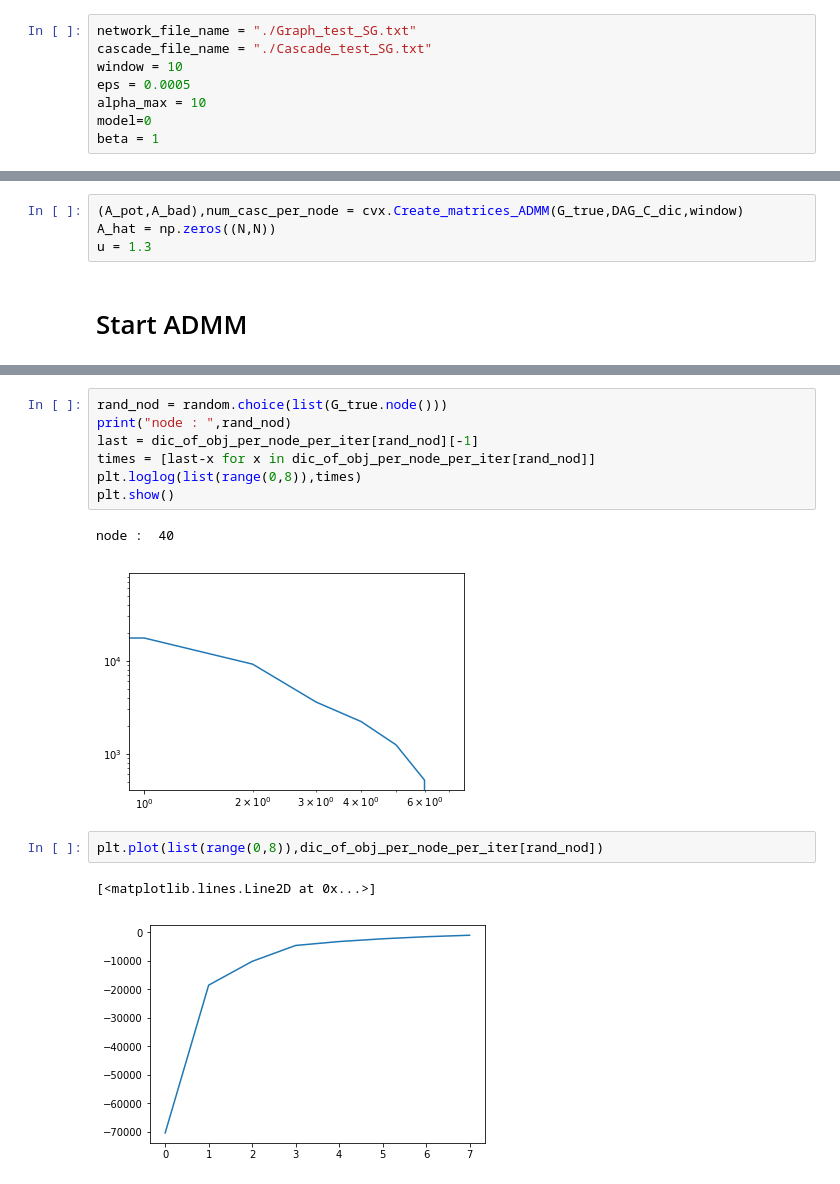
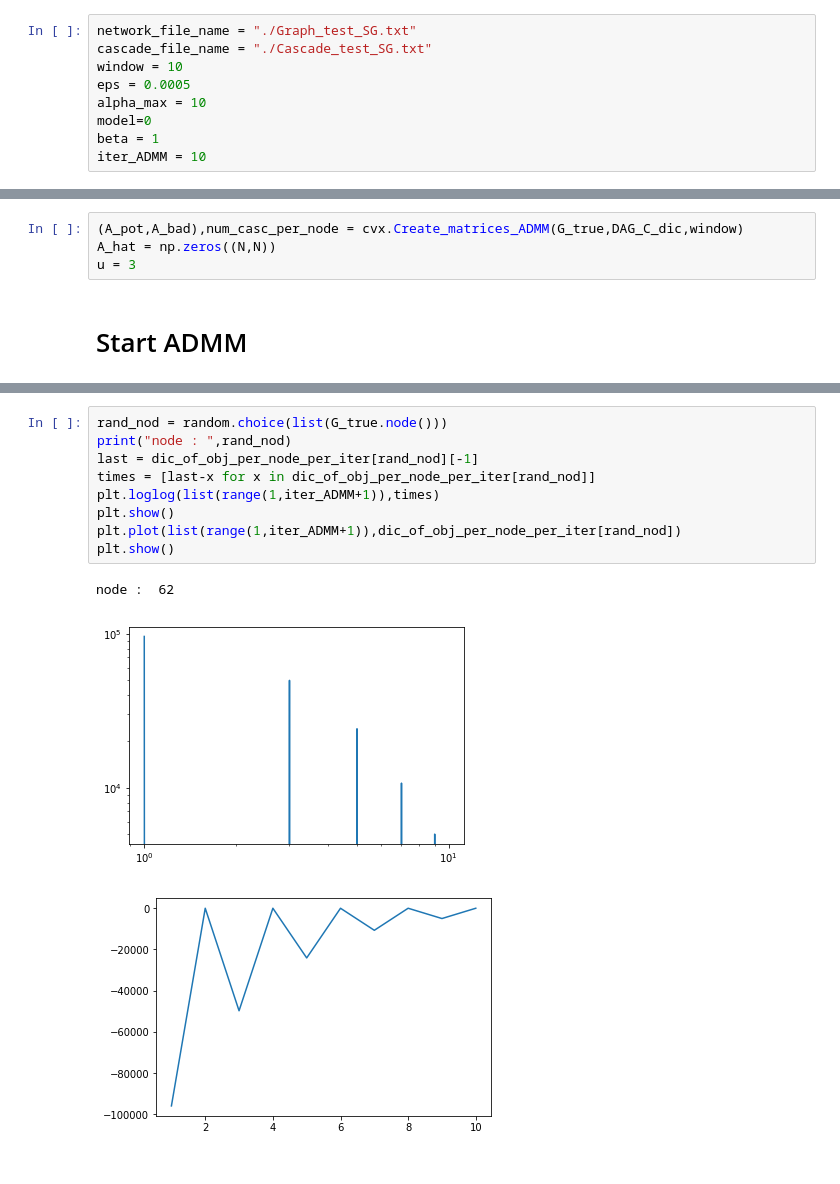
Before and after one commit to jjmmouss/PDM, a Jupyter notebook: NetRate/NetRate_ADMM.ipynb, the cells around one changed output, grey strips where cells are left out. Cells and saved outputs as stored; diff of their text form.

Commit message:
ADMM with GD

```diff
--- a/NetRate/NetRate_ADMM.ipynb
+++ b/NetRate/NetRate_ADMM.ipynb
@@ -24,6 +24,7 @@ eps = 0.0005
 alpha_max = 10
 model=0
 beta = 1
+iter_ADMM = 10
 # %%
 G_true = Init.Load_ground_truth(network_file_name)
 G_star, DAG_C_dic = Init.Init(cascade_file_name)
@@ -42,7 +41,7 @@ All nodes were read
 # %%
 (A_pot,A_bad),num_casc_per_node = cvx.Create_matrices_ADMM(G_true,DAG_C_dic,window)
 A_hat = np.zeros((N,N))
-u = 1.3
+u = 3
 # %% [markdown]
 # Start ADMM
 # %%
@@ -220,15 +214,13 @@ print(" Mean square error is : ",mse)
 # %%
 rand_nod = random.choice(list(G_true.node()))
 print("node : ",rand_nod)
 last = dic_of_obj_per_node_per_iter[rand_nod][-1]
 times = [last-x for x in dic_of_obj_per_node_per_iter[rand_nod]]
-plt.loglog(list(range(0,8)),times)
+plt.loglog(list(range(1,iter_ADMM+1)),times)
 plt.show()
+plt.plot(list(range(1,iter_ADMM+1)),dic_of_obj_per_node_per_iter[rand_nod])
+plt.show()
 # %% [output]
-node :  40
+node :  62
-[figure, old version]
+[figure, new version]
+[figure, added]
-# %%
-plt.plot(list(range(0,8)),dic_of_obj_per_node_per_iter[rand_nod])
-# %% [output]
-[<matplotlib.lines.Line2D at 0x...>]
-[figure, removed]
```
Also changed, not shown: parts of 6 cells of this notebook, 4 other files.
